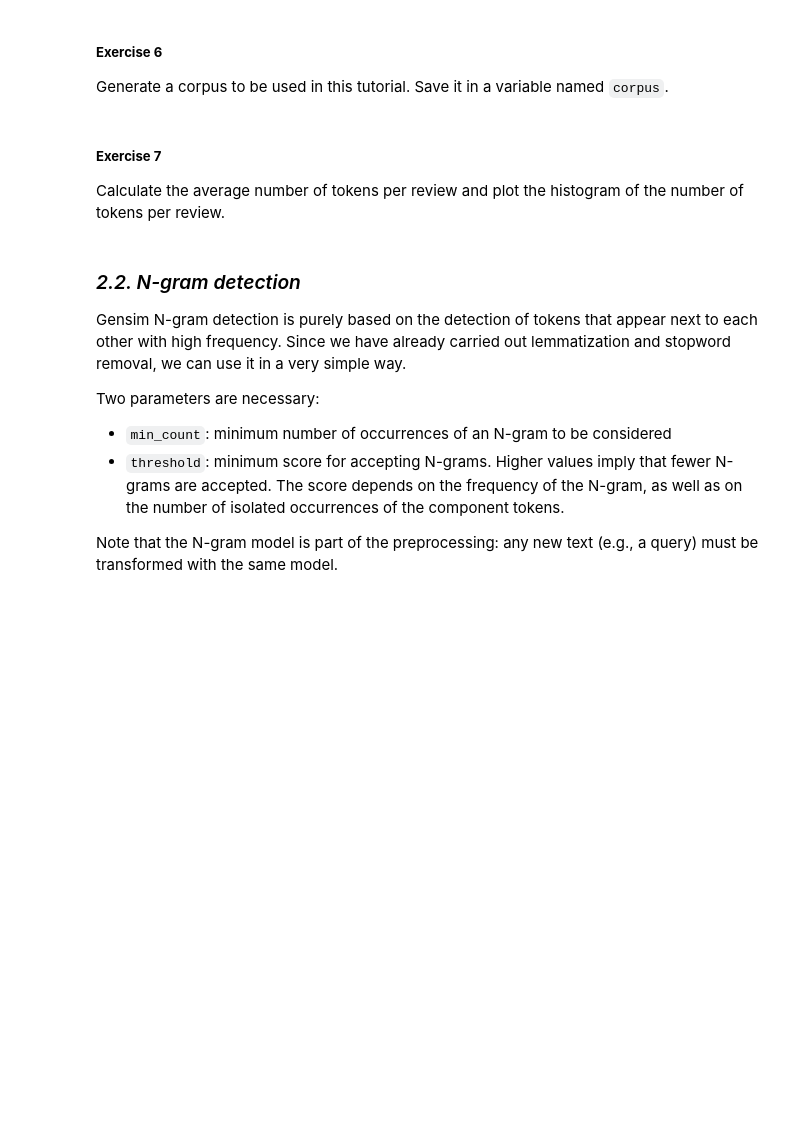
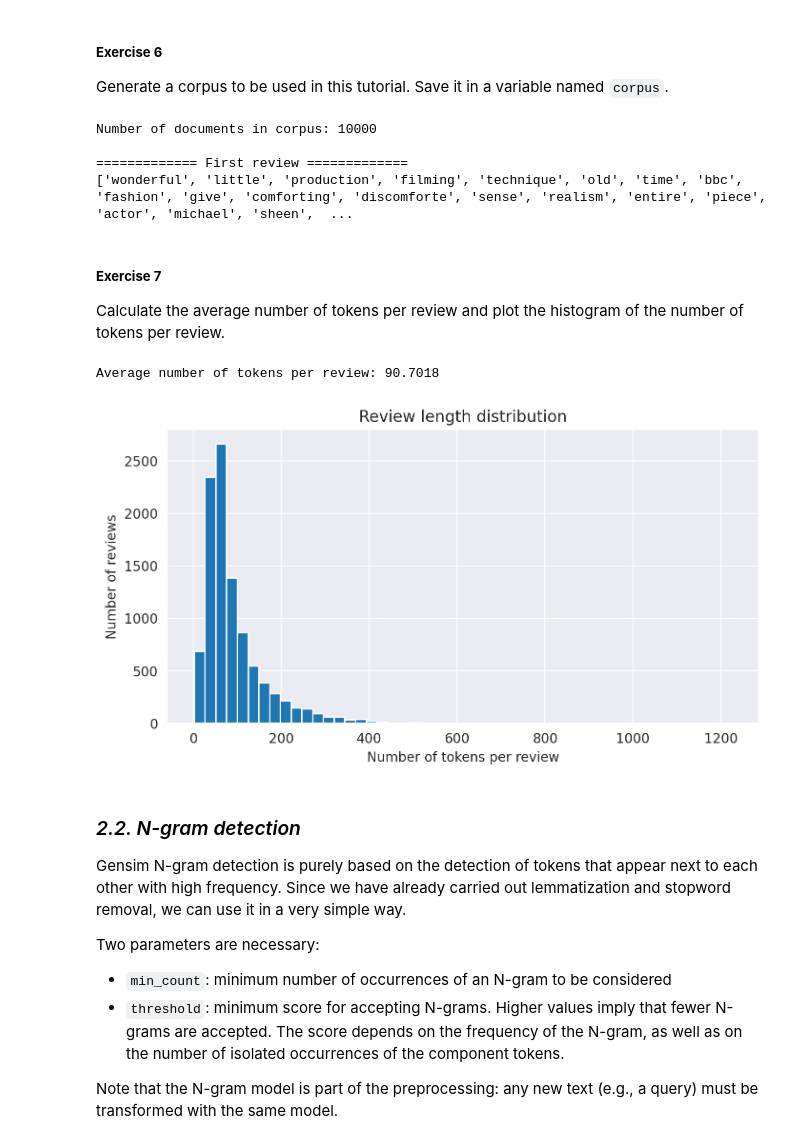
Before and after one commit to ruben-diaz-2004/Fact-checking_system, a Jupyter notebook: referencia/Text_Vectorization_I.ipynb, the cells around one changed output. Saved outputs shown, nothing was run; the diff lists cells and outputs as text; code cells hidden in the pictures; blank space fills up the shorter version.

Commit message:
Notebook Text_Vectorization_I completado como referencia

```diff
--- a/referencia/Text_Vectorization_I.ipynb
+++ b/referencia/Text_Vectorization_I.ipynb
@@ -70,6 +79,6 @@ DATA_DIR = 'NLP_data'   # folder with the course data files when running locally
 if IN_COLAB:
     from google.colab import drive
     drive.mount('/content/drive')
-    DATA_DIR = '/content/drive/My Drive/NLP_data'  # UPDATE THIS ACCORDING TO WHERE YOU STORED THE FILES!!!!
+    DATA_DIR = '/content/drive/My Drive/PLN/NLP_data'  # UPDATE THIS ACCORDING TO WHERE YOU STORED THE FILES!!!!
 
 print(os.listdir(DATA_DIR))
@@ -277,10 +349,24 @@ specific_stw = set(['movie', 'film'])   # Domain-specific stopwords
 
 def prepare_data(texts, batch_size=256):
     #<SOL>
+    # 1. Limpiamos HTML, URLs y contracciones de cada texto
+    wrangled_texts = [wrangle_text(text) for text in texts]
 
+    clean_texts = []
+    # 2. Procesamos todos los textos con nlp.pipe (más rápido que un bucle)
+    for doc in nlp.pipe(wrangled_texts, batch_size=batch_size):
+        # 3. Lemas en minúsculas de los tokens que cumplen todos los filtros
+        lemmas = [tk.lemma_.lower() for tk in doc
+                  if tk.is_alpha
+                  and tk.pos_ in valid_POS
+                  and not tk.is_stop
+                  and tk.lemma_.lower() not in specific_stw]
+        clean_texts.append(lemmas)
+    return clean_texts
     #</SOL>
 
 #<SOL>
-
+# Aplicamos la función a toda la columna 'review'
+corpus_df['clean_review'] = prepare_data(corpus_df['review'].tolist())
 #</SOL>
 print(corpus_df['clean_review'].iloc[0])
@@ -314,20 +404,42 @@ corpus = [doc, 'A second document just to have more than one'.split()]
 Generate a corpus to be used in this tutorial. Save it in a variable named ``corpus``.
 # %%
 #<SOL>
-
+# Cada reseña ya es una lista de lemas: el corpus es la lista de todas ellas
+corpus = corpus_df['clean_review'].tolist()
 #</SOL>
 
 print(colored('Number of documents in corpus: '+str(len(corpus)), 'green'))
 print(colored('\n============= First review =============', 'blue'))
 print(corpus[0])
+# %% [output]
+Number of documents in corpus: 10000
+
+============= First review =============
+['wonderful', 'little', 'production', 'filming', 'technique', 'old', 'time', 'bbc', 'fashion', 'give', 'comforting', 'discomforte', 'sense', 'realism', 'entire', 'piece', 'actor', 'michael', 'sheen',  ...
 # %% [markdown]
 ##### **Exercise 7**
 
 Calculate the average number of tokens per review and plot the histogram of the number of tokens per review.
 # %%
 #<SOL>
+import numpy as np
+import matplotlib.pyplot as plt
 
+# Número de tokens de cada reseña
+n_tokens = [len(doc) for doc in corpus]
+print('Average number of tokens per review:', np.mean(n_tokens))
+
+# Histograma de la longitud de las reseñas
+plt.figure(figsize=(8, 4))
+plt.hist(n_tokens, bins=50)
+plt.xlabel('Number of tokens per review')
+plt.ylabel('Number of reviews')
+plt.title('Review length distribution')
+plt.show()
 #</SOL>
+# %% [output]
+Average number of tokens per review: 90.7018
+[figure, added]
 # %% [markdown]
 ### *2.2. N-gram detection*
 
```
Also changed, not shown: parts of 28 cells of this notebook.
